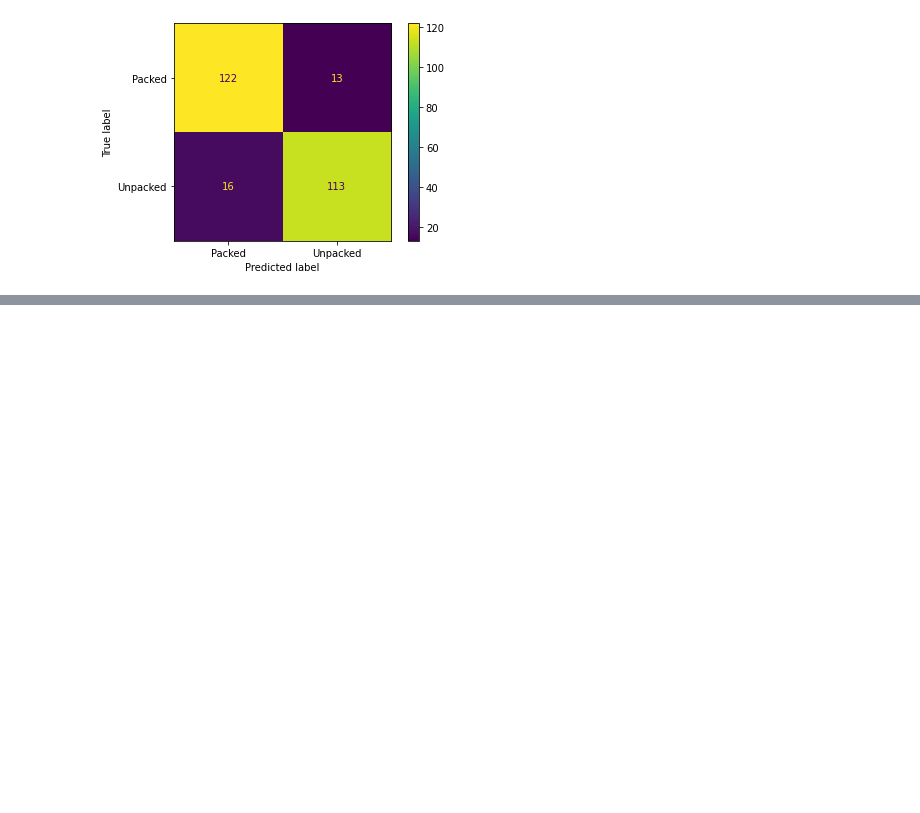
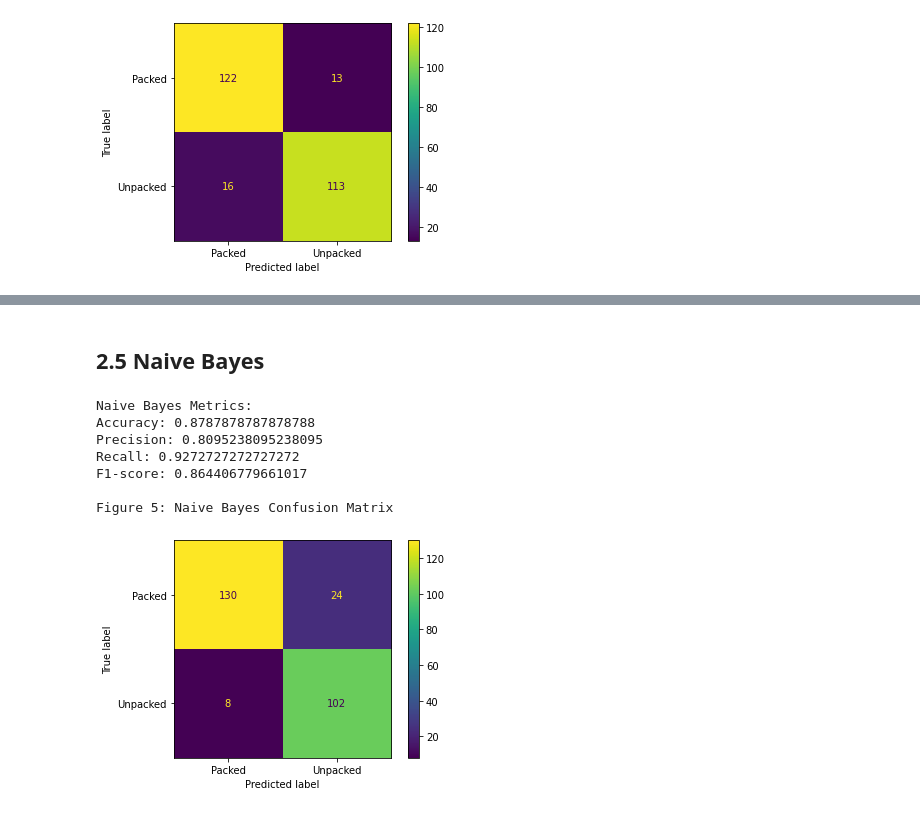
Before and after one commit to wwt9829/csec620-project, a Jupyter notebook: project.ipynb, the cells around one changed output, grey strips where cells are left out. Cells and saved outputs as stored; diff of their text form; code cells hidden in the pictures; blank space fills up the shorter version.

```diff
--- a/project.ipynb
+++ b/project.ipynb
@@ -266,0 +368,52 @@ Figure 3: k-Means Confusion Matrix
+# %% [markdown]
+## 2.5 Naive Bayes
+# %%
+"""
+2.5 Naive Bayes
+Author: Wyatt Tauber
+
+A sklearn Naive Bayes implementation
+"""
+from sklearn.naive_bayes import GaussianNB, MultinomialNB, ComplementNB, BernoulliNB, CategoricalNB
+
+# reshape the data into 2 dimensions
+nb_train_data = train_data.reshape(-1,1)
+nb_test_data = test_data.reshape(-1,1)
+
+# run Naive Bayes on the training data
+# TODO: "hyperparameter" tuning? plots?
+nb = CategoricalNB()
+nb.fit(nb_train_data, train_label)
+
+# make predictions on the test data
+nb_predictions = nb.predict(nb_test_data)
+
+# print the metrics
+nb_accuracy = accuracy_score(nb_predictions, test_label)
+nb_precision = precision_score(nb_predictions, test_label)
+nb_recall = recall_score(nb_predictions, test_label)
+nb_f1 = f1_score(nb_predictions, test_label)
+
+print("Naive Bayes Metrics:")
+print("Accuracy:", nb_accuracy)
+print("Precision:", nb_precision)
+print("Recall:", nb_recall)
+print("F1-score:", nb_f1)
+
+# create the confusion matrix
+nb_cf_matrix = confusion_matrix(nb_predictions, test_label)
+display = ConfusionMatrixDisplay(confusion_matrix=nb_cf_matrix, display_labels=["Packed", "Unpacked"])
+display.plot()
+
+# display the confusion matrix
+print("\nFigure 5: Naive Bayes Confusion Matrix")
+plt.show()
+# %% [output]
+Naive Bayes Metrics:
+Accuracy: 0.8787878787878788
+Precision: 0.8095238095238095
+Recall: 0.9272727272727272
+F1-score: 0.864406779661017
+
+Figure 5: Naive Bayes Confusion Matrix
+[figure, added]
```
Also changed, not shown: parts of 2 cells of this notebook.
